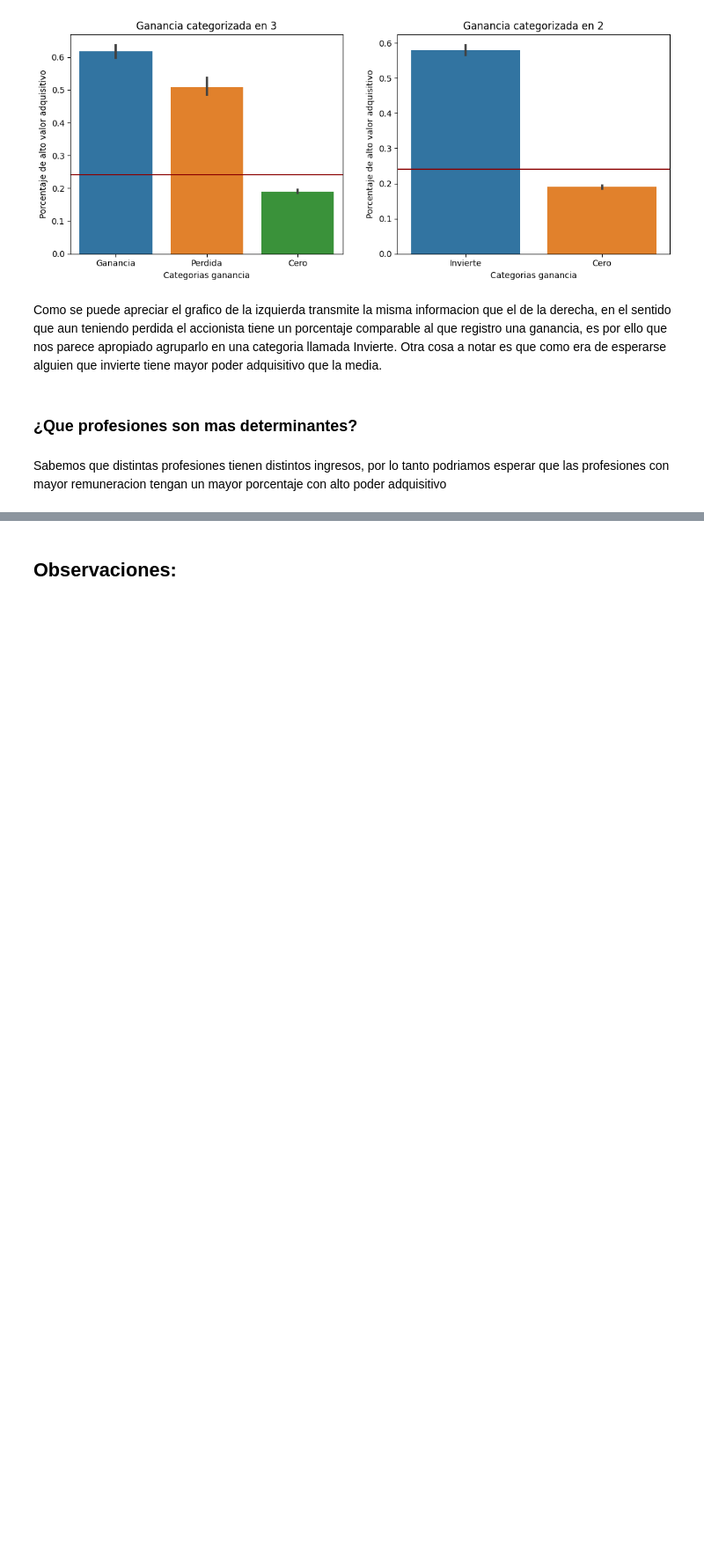
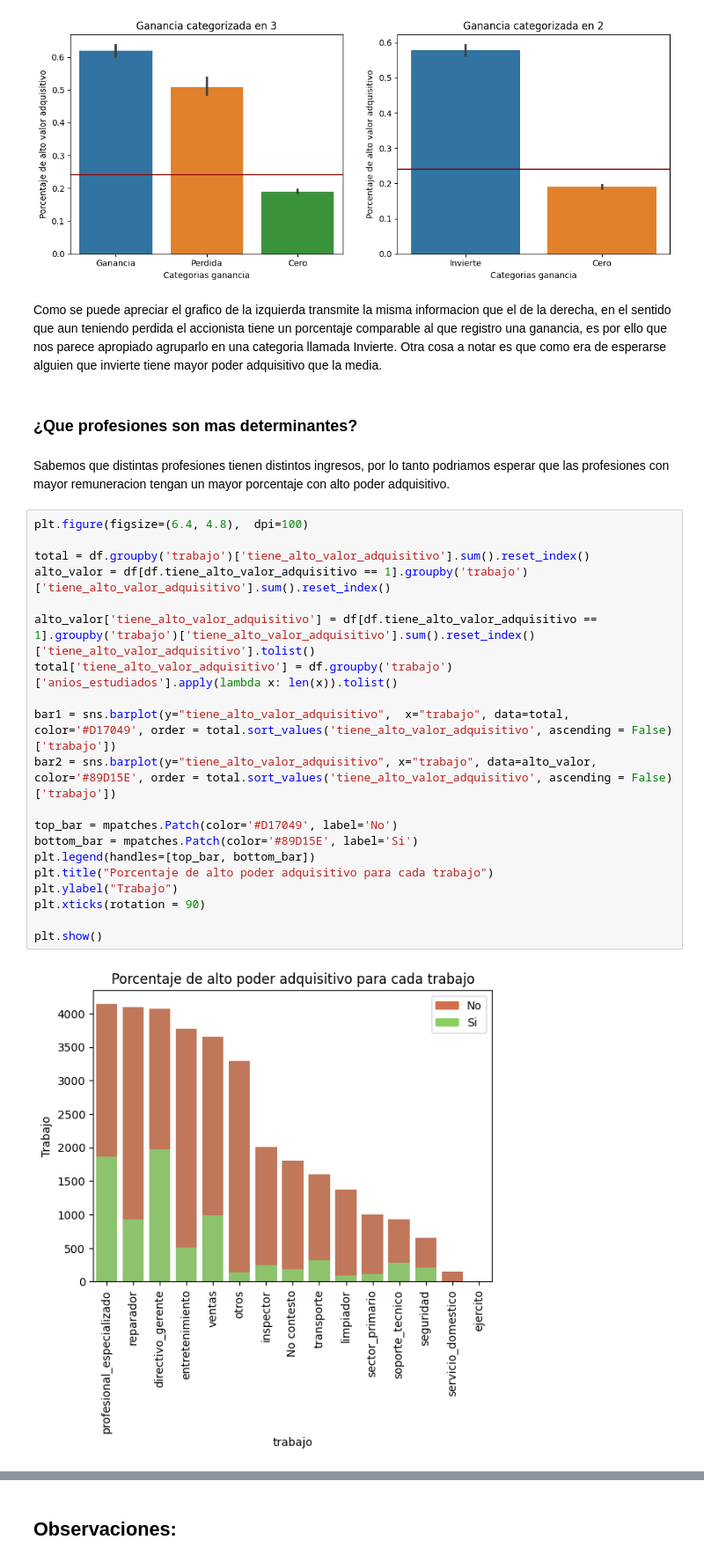
Before and after one commit to SantiValdezUlzurrun/TP-2021-1C-Organizacion-de-datos, a Jupyter notebook: INFORME.ipynb, the cells around one changed output, grey strips where cells are left out. Shown at 88% size. Cells and saved outputs as stored; diff of their text form; blank space fills up the shorter version.

```diff
--- a/INFORME.ipynb
+++ b/INFORME.ipynb
@@ -362,4 +372,26 @@ Como se puede apreciar el grafico de la izquierda transmite la misma informacion
 # %% [markdown]
 ### ¿Que profesiones son mas determinantes?
 # %% [markdown]
-Sabemos que distintas profesiones tienen distintos ingresos, por lo tanto podriamos esperar que las profesiones con mayor remuneracion tengan un mayor porcentaje con alto poder adquisitivo
+Sabemos que distintas profesiones tienen distintos ingresos, por lo tanto podriamos esperar que las profesiones con mayor remuneracion tengan un mayor porcentaje con alto poder adquisitivo.
+# %%
+plt.figure(figsize=(6.4, 4.8),  dpi=100)
+
+total = df.groupby('trabajo')['tiene_alto_valor_adquisitivo'].sum().reset_index()
+alto_valor = df[df.tiene_alto_valor_adquisitivo == 1].groupby('trabajo')['tiene_alto_valor_adquisitivo'].sum().reset_index()
+
+alto_valor['tiene_alto_valor_adquisitivo'] = df[df.tiene_alto_valor_adquisitivo == 1].groupby('trabajo')['tiene_alto_valor_adquisitivo'].sum().reset_index()['tiene_alto_valor_adquisitivo'].tolist()
+total['tiene_alto_valor_adquisitivo'] = df.groupby('trabajo')['anios_estudiados'].apply(lambda x: len(x)).tolist()
+
+bar1 = sns.barplot(y="tiene_alto_valor_adquisitivo",  x="trabajo", data=total, color='#D17049', order = total.sort_values('tiene_alto_valor_adquisitivo', ascending = False)['trabajo'])
+bar2 = sns.barplot(y="tiene_alto_valor_adquisitivo", x="trabajo", data=alto_valor, color='#89D15E', order = total.sort_values('tiene_alto_valor_adquisitivo', ascending = False)['trabajo'])
+
+top_bar = mpatches.Patch(color='#D17049', label='No')
+bottom_bar = mpatches.Patch(color='#89D15E', label='Si')
+plt.legend(handles=[top_bar, bottom_bar])
+plt.title("Porcentaje de alto poder adquisitivo para cada trabajo")
+plt.ylabel("Trabajo")
+plt.xticks(rotation = 90)
+
+plt.show()
+# %% [output]
+[figure, added]
```
Also changed, not shown: parts of 25 cells of this notebook, 5 other files.
